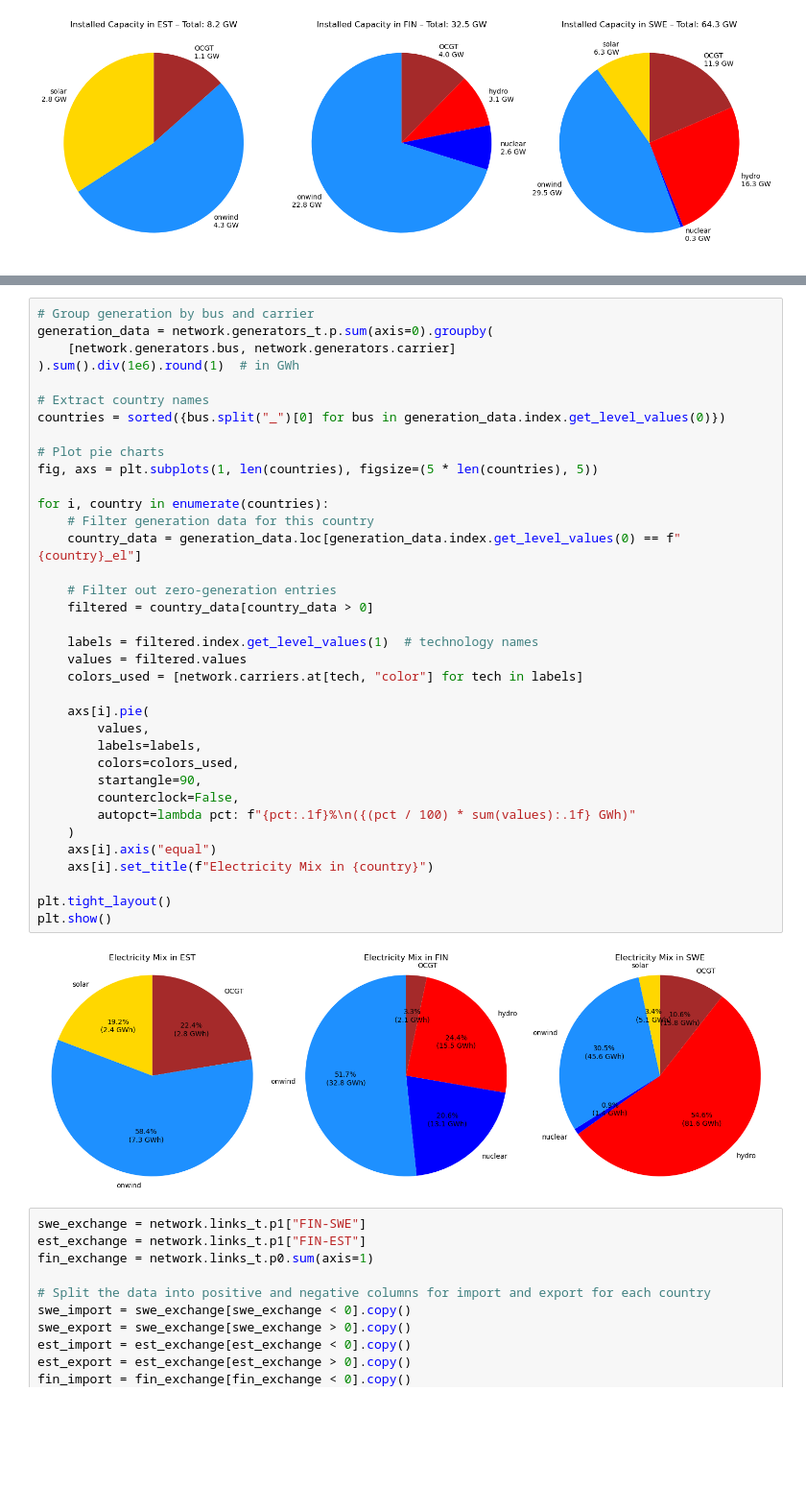
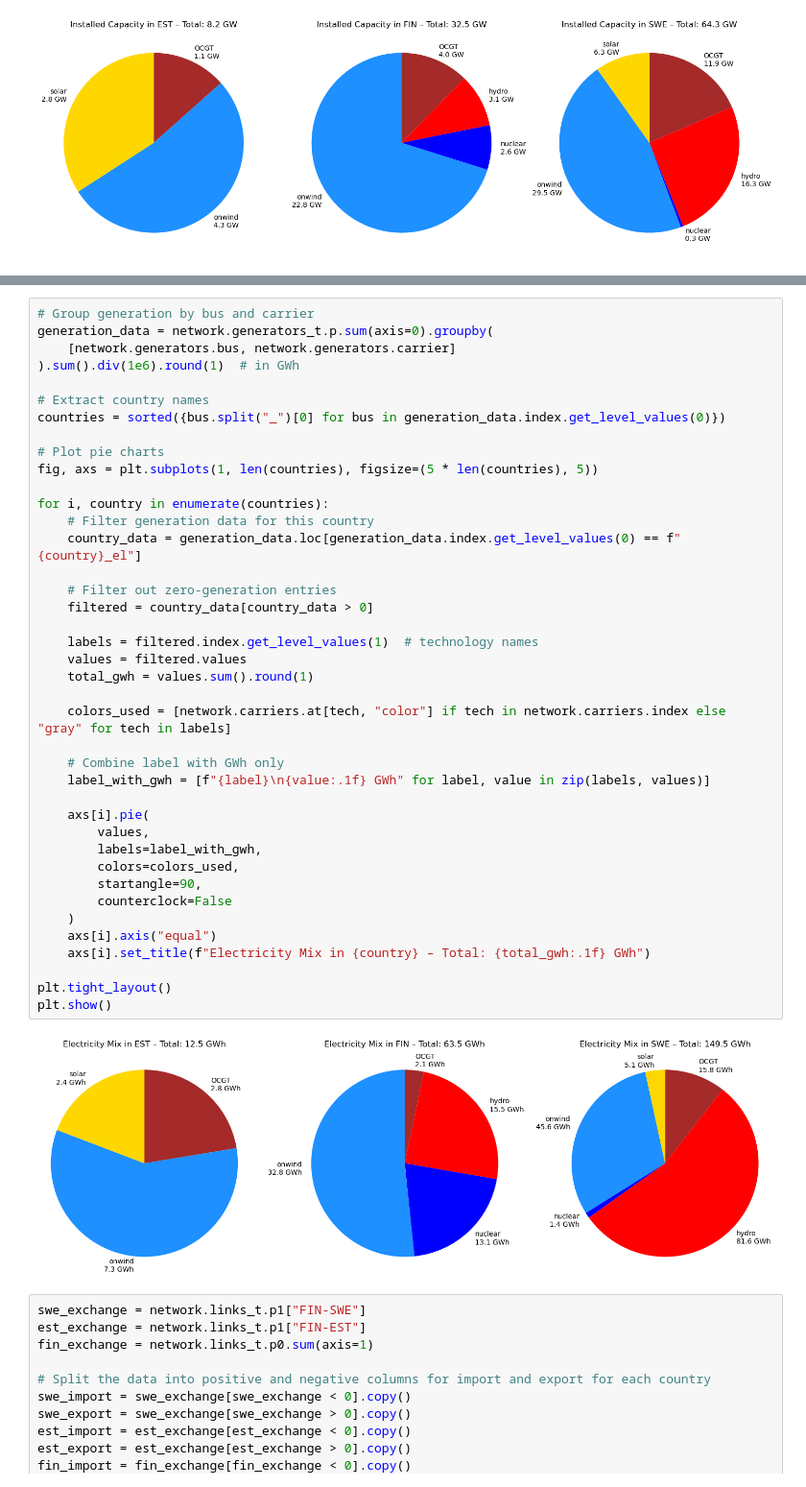
Before and after one commit to NicolineSimoneDTU/Integrated_Project, a Jupyter notebook: project.ipynb, the cells around one changed output, grey strips where cells are left out. Shown at 96% size. Cells and saved outputs as stored; diff of their text form; blank space fills up the shorter version.

Commit message:
Final plots?

```diff
--- a/project.ipynb
+++ b/project.ipynb
@@ -902,39 +881,43 @@ dtype: float64
 generation_data = network.generators_t.p.sum(axis=0).groupby(
     [network.generators.bus, network.generators.carrier]
 ).sum().div(1e6).round(1)  # in GWh
 
 # Extract country names
 countries = sorted({bus.split("_")[0] for bus in generation_data.index.get_level_values(0)})
 
 # Plot pie charts
 fig, axs = plt.subplots(1, len(countries), figsize=(5 * len(countries), 5))
 
 for i, country in enumerate(countries):
     # Filter generation data for this country
     country_data = generation_data.loc[generation_data.index.get_level_values(0) == f"{country}_el"]
 
     # Filter out zero-generation entries
     filtered = country_data[country_data > 0]
 
     labels = filtered.index.get_level_values(1)  # technology names
     values = filtered.values
-    colors_used = [network.carriers.at[tech, "color"] for tech in labels]
+    total_gwh = values.sum().round(1)
+
+    colors_used = [network.carriers.at[tech, "color"] if tech in network.carriers.index else "gray" for tech in labels]
+
+    # Combine label with GWh only
+    label_with_gwh = [f"{label}\n{value:.1f} GWh" for label, value in zip(labels, values)]
 
     axs[i].pie(
         values,
-        labels=labels,
+        labels=label_with_gwh,
         colors=colors_used,
         startangle=90,
-        counterclock=False,
-        autopct=lambda pct: f"{pct:.1f}%\n({(pct / 100) * sum(values):.1f} GWh)"
+        counterclock=False
     )
     axs[i].axis("equal")
-    axs[i].set_title(f"Electricity Mix in {country}")
+    axs[i].set_title(f"Electricity Mix in {country} – Total: {total_gwh:.1f} GWh")
 
 plt.tight_layout()
 plt.show()
 # %% [output]
-[figure, old version]
+[figure, new version]
 # %%
 swe_exchange = network.links_t.p1["FIN-SWE"]
 est_exchange = network.links_t.p1["FIN-EST"]
```
Also changed, not shown: parts of 1 cell of this notebook.
